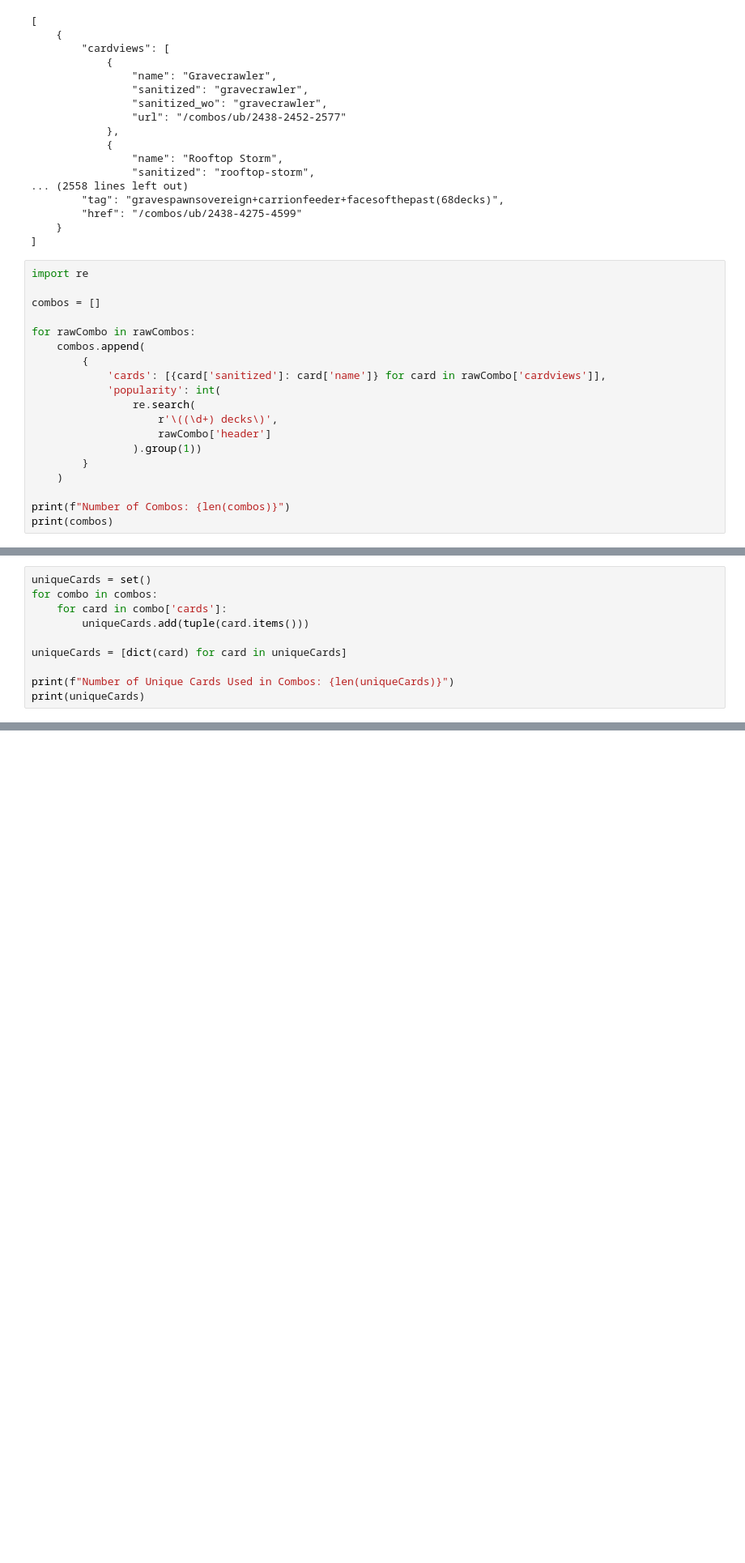
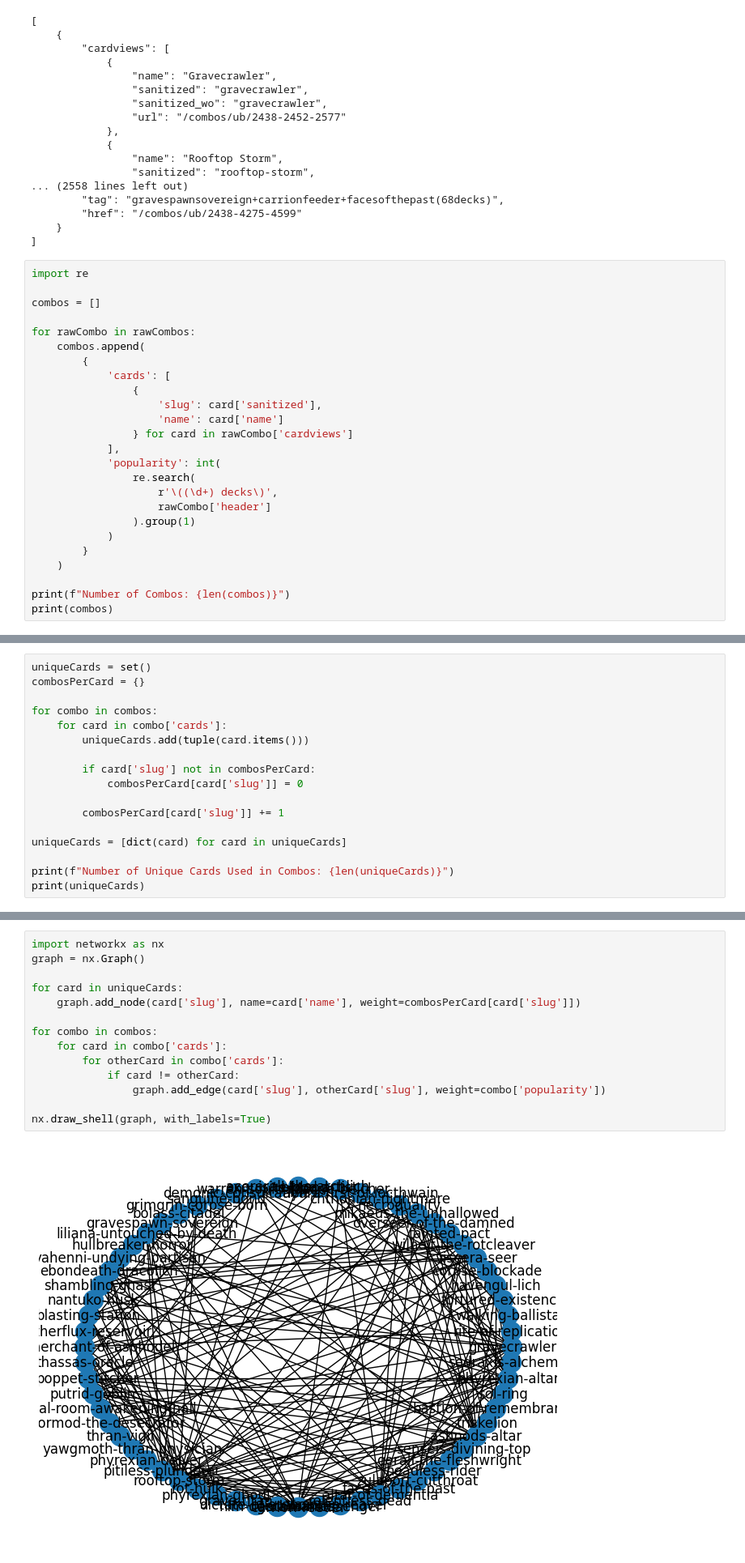
Before and after one commit to max-barker/edhrec-combo-analysis, a Jupyter notebook: combo-visualisation.ipynb, the cells around one changed output, grey strips where cells are left out. Shown at 81% size. Cells and saved outputs as stored; diff of their text form; blank space fills up the shorter version.

Commit message:
actually rendered a network graph

```diff
--- a/combo-visualisation.ipynb
+++ b/combo-visualisation.ipynb
@@ -38,12 +38,18 @@ combos = []
 for rawCombo in rawCombos:
     combos.append(
         {
-            'cards': [{card['sanitized']: card['name']} for card in rawCombo['cardviews']],
+            'cards': [
+                {
+                    'slug': card['sanitized'],
+                    'name': card['name']
+                } for card in rawCombo['cardviews']
+            ],
             'popularity': int(
                 re.search(
                     r'\((\d+) decks\)',
                     rawCombo['header']
-                ).group(1))
+                ).group(1)
+            )
         }
     )
 
@@ -55,8 +61,15 @@ Number of Combos: 100
 # %%
 uniqueCards = set()
+combosPerCard = {}
+
 for combo in combos:
     for card in combo['cards']:
         uniqueCards.add(tuple(card.items()))
+
+        if card['slug'] not in combosPerCard:
+            combosPerCard[card['slug']] = 0
+
+        combosPerCard[card['slug']] += 1
 
 uniqueCards = [dict(card) for card in uniqueCards]
 
@@ -67,0 +81,16 @@ Number of Unique Cards Used in Combos: 64
+# %%
+import networkx as nx
+graph = nx.Graph()
+
+for card in uniqueCards:
+    graph.add_node(card['slug'], name=card['name'], weight=combosPerCard[card['slug']])
+
+for combo in combos:
+    for card in combo['cards']:
+        for otherCard in combo['cards']:
+            if card != otherCard:
+                graph.add_edge(card['slug'], otherCard['slug'], weight=combo['popularity'])
+
+nx.draw_shell(graph, with_labels=True)
+# %% [output]
+[figure, added]
```
Also changed, not shown: parts of 2 cells of this notebook.
